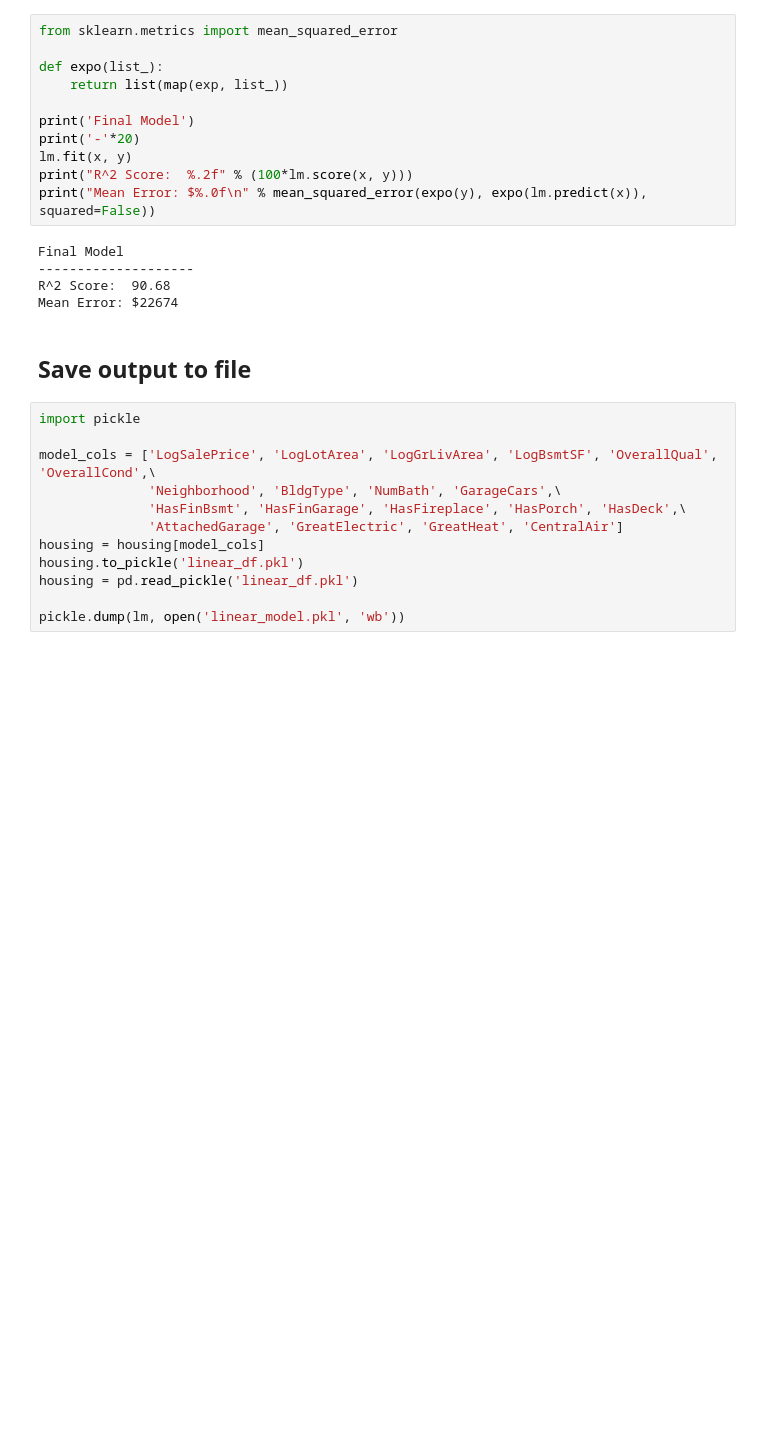
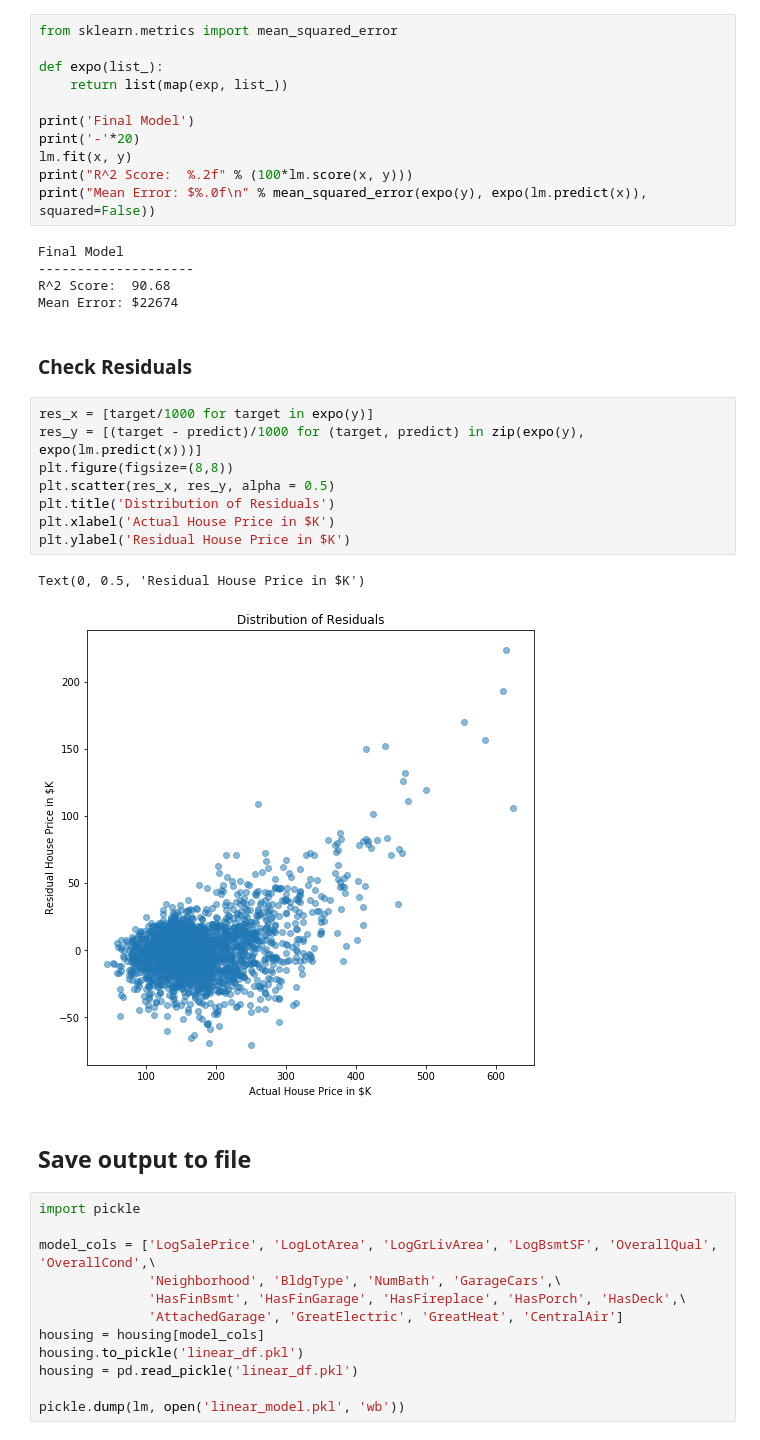
Before and after one commit to brandoncryu/ames_ml_project, a Jupyter notebook: Stephen_Model.ipynb, the cells around one changed output. Drawn from its saved outputs; the diff is of its cells as text; blank space fills up the shorter version.

Commit message:
add residuals graph to stephen's model and delete stephen_model_1

```diff
--- a/Stephen_Model.ipynb
+++ b/Stephen_Model.ipynb
@@ -230,6 +230,19 @@ Final Model
 --------------------
 R^2 Score:  90.68
 Mean Error: $22674
+# %% [markdown]
+### Check Residuals
+# %%
+res_x = [target/1000 for target in expo(y)]
+res_y = [(target - predict)/1000 for (target, predict) in zip(expo(y), expo(lm.predict(x)))]
+plt.figure(figsize=(8,8))
+plt.scatter(res_x, res_y, alpha = 0.5)
+plt.title('Distribution of Residuals')
+plt.xlabel('Actual House Price in $K')
+plt.ylabel('Residual House Price in $K')
+# %% [output]
+Text(0, 0.5, 'Residual House Price in $K')
+[figure, added]
 # %% [markdown]
 ## Save output to file
 # %%
```
Also changed, not shown: 1 other file.
